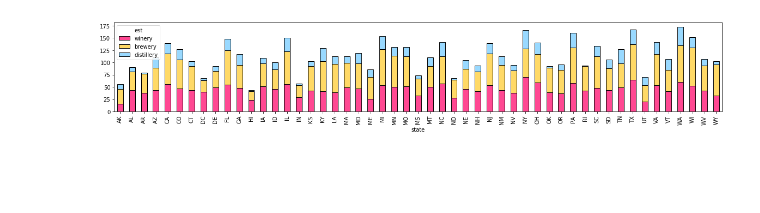
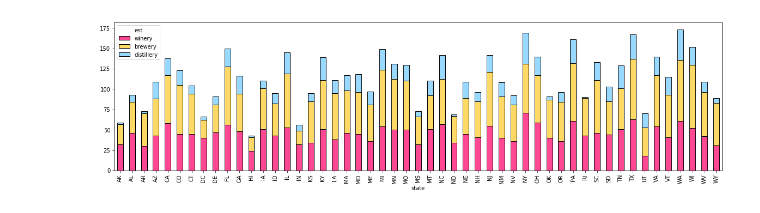
Before and after one commit to aeb8614/Project_1, a Jupyter notebook: plotting.ipynb, the cells around one changed output. Drawn from its saved outputs; the diff is of its cells as text; code cells hidden in the pictures; blank space fills up the shorter version.

Commit message:
Commit is the current progress on mapping against US geo and plots

```diff
--- a/plotting.ipynb
+++ b/plotting.ipynb
@@ -28,6 +53,7 @@ type_state_pivot=type_state.pivot_table(index="state",columns="est",values="coun
 # %%
 type_state_pivot
-ts_bar= type_state_pivot.loc[:,["winery","brewery","distillery"]].plot.bar(stacked=True, color=t_colors, edgecolor="black", linewidth="1",aa=True, figsize=(20,3))
-ts_bar.figure.savefig("est_state.png")
+ts_bar= type_state_pivot.loc[:,["winery","brewery","distillery"]].plot.bar(stacked=True, color=t_colors, edgecolor="black", linewidth="1",
+                                                                           aa=True, figsize=(20,5))
+ts_bar.figure.savefig("est_state.png", dpi=600)
 # %% [output]
-[figure, old version]
+[figure, new version]
```
Also changed, not shown: parts of 14 cells of this notebook, 40 other files.
